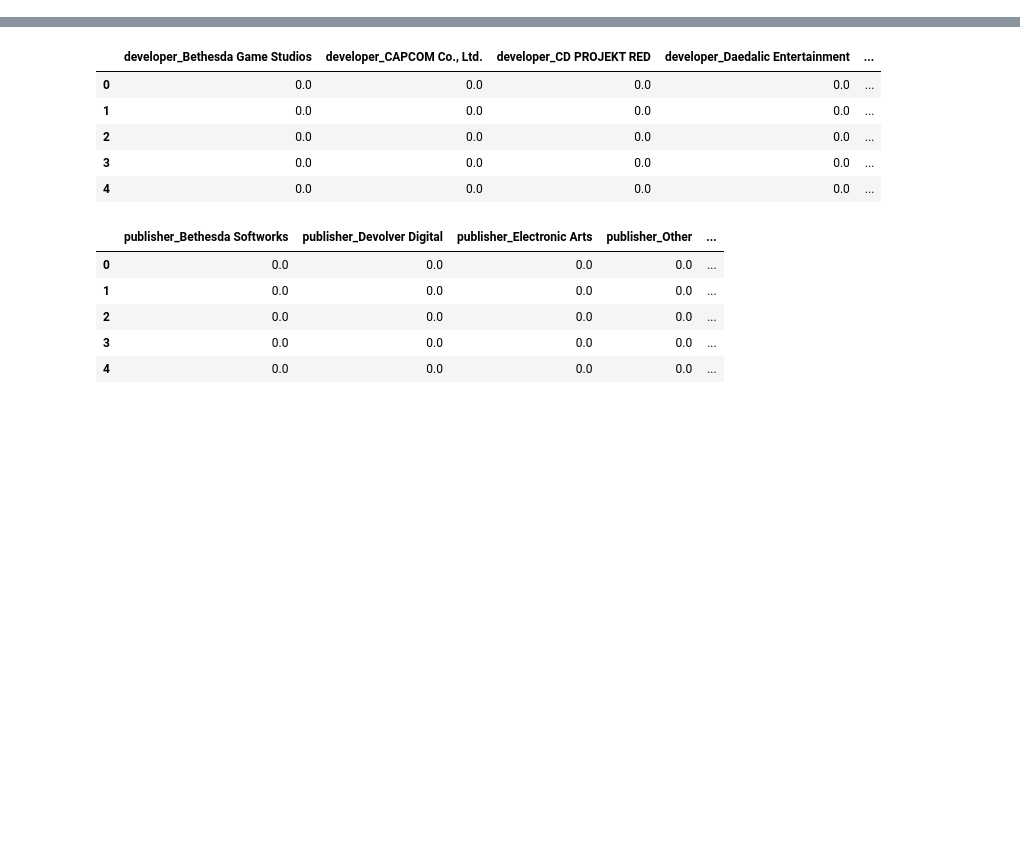
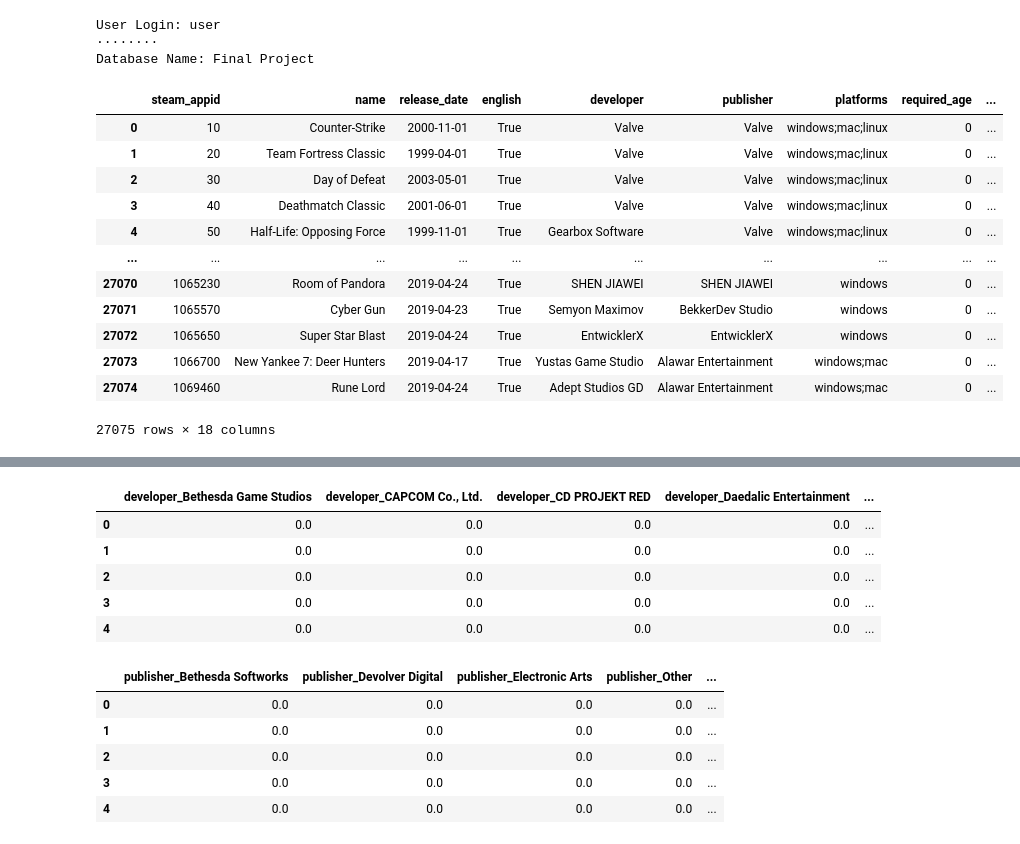
Before and after one commit to zobairhas/Videogame_Trends_Analysis, a Jupyter notebook: preprocessing-steam-data.ipynb, the cells around one changed output, grey strips where cells are left out. Saved outputs shown, nothing was run; the diff lists cells and outputs as text; code cells hidden in the pictures; blank space fills up the shorter version.

```diff
--- a/preprocessing-steam-data.ipynb
+++ b/preprocessing-steam-data.ipynb
@@ -27,3 +13,38 @@ df
+# %%
+# Creating our SQLAlchemy Engine for connection to the Database
+# You may need to install to your 'mlenv' environment: psycopg2
+# Before running, make sure your local database is running, which should be as simple as
+# # opening pgAdmin and logging into the database.
+
+user = input('User Login: ')
+pswd = getpass.getpass()
+local_db = input('Database Name: ')
+engine = db.create_engine(f'postgresql://{user}:{pswd}@localhost/{local_db}')
+connection = engine.connect()
+# %% [output]
+User Login: user
+········
+Database Name: Final Project
+# %%
+# We can use a pandas function called read_sql_table to directly read in a table as a dataframe for ease of use.
+# Read in our 'clean' table from the database.
+
+df = pd.read_sql_table('clean', connection)
+df
+# %% [output]
+|  | steam_appid | name | release_date | english | developer | publisher | platforms | required_age | ... |
+| 0 | 10 | Counter-Strike | 2000-11-01 | True | Valve | Valve | windows;mac;linux | 0 | ... |
+| 1 | 20 | Team Fortress Classic | 1999-04-01 | True | Valve | Valve | windows;mac;linux | 0 | ... |
+| 2 | 30 | Day of Defeat | 2003-05-01 | True | Valve | Valve | windows;mac;linux | 0 | ... |
+| 3 | 40 | Deathmatch Classic | 2001-06-01 | True | Valve | Valve | windows;mac;linux | 0 | ... |
+| 4 | 50 | Half-Life: Opposing Force | 1999-11-01 | True | Gearbox Software | Valve | windows;mac;linux | 0 | ... |
+| ... | ... | ... | ... | ... | ... | ... | ... | ... | ... |
+| 27070 | 1065230 | Room of Pandora | 2019-04-24 | True | SHEN JIAWEI | SHEN JIAWEI | windows | 0 | ... |
+| 27071 | 1065570 | Cyber Gun | 2019-04-23 | True | Semyon Maximov | BekkerDev Studio | windows | 0 | ... |
+| 27072 | 1065650 | Super Star Blast | 2019-04-24 | True | EntwicklerX | EntwicklerX | windows | 0 | ... |
+| 27073 | 1066700 | New Yankee 7: Deer Hunters | 2019-04-17 | True | Yustas Game Studio | Alawar Entertainment | windows;mac | 0 | ... |
+| 27074 | 1069460 | Rune Lord | 2019-04-24 | True | Adept Studios GD | Alawar Entertainment | windows;mac | 0 | ... |
+27075 rows × 18 columns
 # %%
 # Filter out 0s from positive and negative rating columns
 df = df[(df['positive_ratings'] > 0) & (df['negative_ratings'] > 0)]
```
Also changed, not shown: parts of 11 cells of this notebook, 2 other files.
